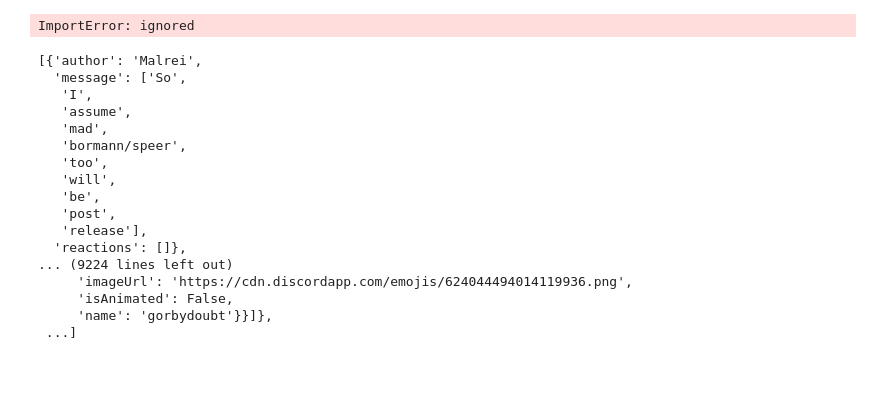
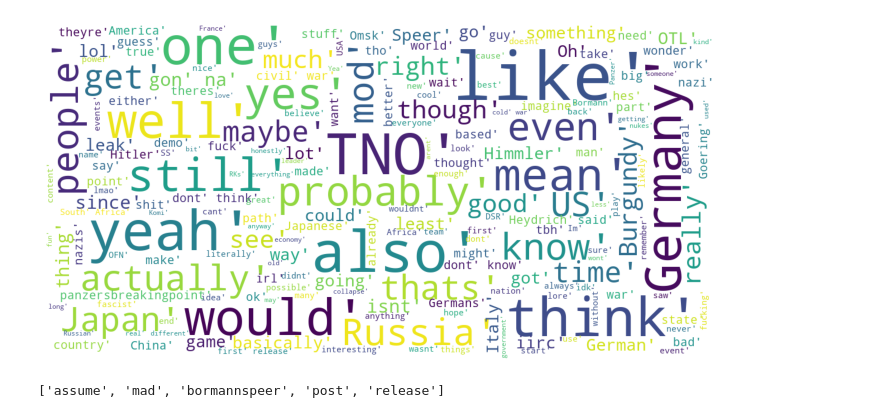
Before and after one commit to doodger/dataScience, a Jupyter notebook: chatbot.ipynb, the cells around one changed output. Drawn from its saved outputs; the diff is of its cells as text; code cells hidden in the pictures; blank space fills up the shorter version.

```diff
--- a/chatbot.ipynb
+++ b/chatbot.ipynb
@@ -32,11 +60,23 @@ with open('tnoChatLogs.json') as json_file:
 # %%
+import nltk
+nltk.download('stopwords')
+
 from nltk.tokenize import word_tokenize
+from nltk.corpus import stopwords
+import string
+
+stop = stopwords.words('english') + list(string.punctuation)
+
 
 ##We need "username" "speech"
 trimmedChatLogs = []
-for entry in chatLogs['messages'][0:100000]:
+
+translator = str.maketrans('', '', string.punctuation)
+
+for entry in chatLogs['messages']: #only 1000 message to start with
+  s = entry['content'].translate(translator)
   trimmedChatLogs.append({
       'author':entry['author']['name'],
-      'message':word_tokenize(entry['content']),
+      'message':[i for i in word_tokenize(s) if i.lower() not in stopwords.words('english')], #tokenize and remove stopwords
       'reactions':entry['reactions']
   })
@@ -43,25 +86,32 @@ for entry in chatLogs['messages'][0:100000]:
-# %%
-from sklearn.feature_extraction.text import countVectorizer
-cV = countVectorizer(min_df=0, charset_error="ignore", stop_words="english", max_features=200)
-# %% [output]
-ImportError: ignored
+# %%
+from wordcloud import WordCloud, STOPWORDS
+import matplotlib.pyplot as plt
+stopwords = set(STOPWORDS)
+
+
+def show_wordcloud(data, title = None):
+    wordcloud = WordCloud(
+        background_color='white',
+        stopwords=stopwords,
+        max_words=200,
+        max_font_size=40,
+        scale=3,
+        random_state=1 # chosen at random by flipping a coin; it was heads
+    ).generate(str(data))
+
+    fig = plt.figure(1, figsize=(12, 12))
+    plt.axis('off')
+    if title:
+        fig.suptitle(title, fontsize=20)
+        fig.subplots_adjust(top=2.3)
+
+    plt.imshow(wordcloud)
+    plt.show()
+
+show_wordcloud([entry['message'] for entry in trimmedChatLogs])
+# %% [output]
+[figure, added]
 # %%
-trimmedChatLogs
+trimmedChatLogs[0]['message']
 # %% [output]
-[{'author': 'Malrei',
-  'message': ['So',
-   'I',
-   'assume',
-   'mad',
-   'bormann/speer',
-   'too',
-   'will',
-   'be',
-   'post',
-   'release'],
-  'reactions': []},
-... (9224 lines left out)
-     'imageUrl': 'https://cdn.discordapp.com/emojis/624044494014119936.png',
-     'isAnimated': False,
-     'name': 'gorbydoubt'}}]},
- ...]
+['assume', 'mad', 'bormannspeer', 'post', 'release']
```
Also changed, not shown: parts of 13 cells of this notebook.
